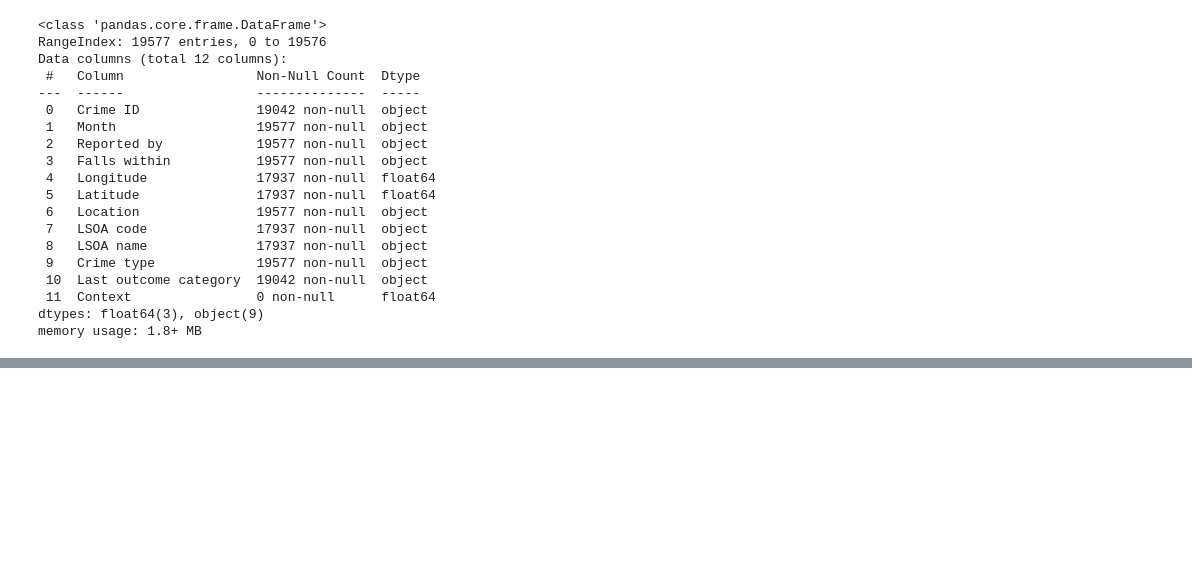
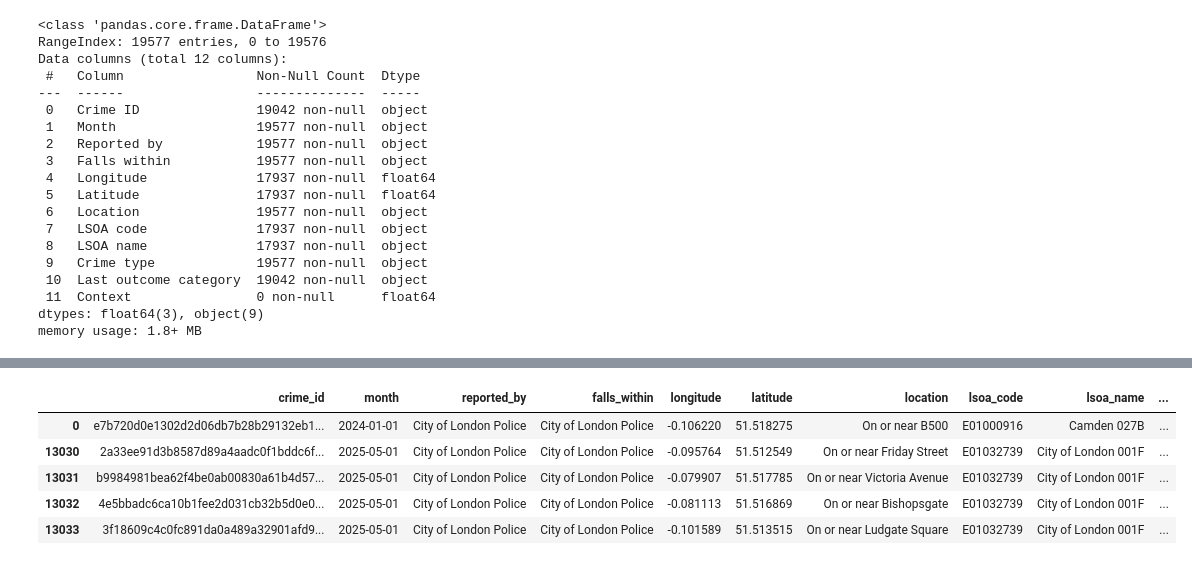
Before and after one commit to sunilramjali/crime_eda_remote, a Jupyter notebook: notebooks/preprocessing.ipynb, the cells around one changed output, grey strips where cells are left out. Drawn from its saved outputs; the diff is of its cells as text; code cells hidden in the pictures; blank space fills up the shorter version.

```diff
--- a/notebooks/preprocessing.ipynb
+++ b/notebooks/preprocessing.ipynb
@@ -140,0 +241,15 @@ memory usage: 68.9+ KB
+# %%
+# remove duplicates with crime_id
+with_id = with_id.sort_values(
+    by = "last_outcome_category",
+    key = lambda x: x == "Status update unavailable" # this pushes "Status update unavailable to the bottom" prioritising data with an actual outcome category
+)
+with_id = with_id.drop_duplicates(subset=["crime_id"], keep="first", inplace=False) # keep the first occurrence of each duplicate crime_id, which is the one with an actual outcome category
+with_id.head()
+# %% [output]
+|  | crime_id | month | reported_by | falls_within | longitude | latitude | location | lsoa_code | lsoa_name | ... |
+| 0 | e7b720d0e1302d2d06db7b28b29132eb1... | 2024-01-01 | City of London Police | City of London Police | -0.106220 | 51.518275 | On or near B500 | E01000916 | Camden 027B | ... |
+| 13030 | 2a33ee91d3b8587d89a4aadc0f1bddc6f... | 2025-05-01 | City of London Police | City of London Police | -0.095764 | 51.512549 | On or near Friday Street | E01032739 | City of London 001F | ... |
+| 13031 | b9984981bea62f4be0ab00830a61b4d57... | 2025-05-01 | City of London Police | City of London Police | -0.079907 | 51.517785 | On or near Victoria Avenue | E01032739 | City of London 001F | ... |
+| 13032 | 4e5bbadc6ca10b1fee2d031cb32b5d0e0... | 2025-05-01 | City of London Police | City of London Police | -0.081113 | 51.516869 | On or near Bishopsgate | E01032739 | City of London 001F | ... |
+| 13033 | 3f18609c4c0fc891da0a489a32901afd9... | 2025-05-01 | City of London Police | City of London Police | -0.101589 | 51.513515 | On or near Ludgate Square | E01032739 | City of London 001F | ... |
```
Also changed, not shown: parts of 41 cells of this notebook, 1 other file.
